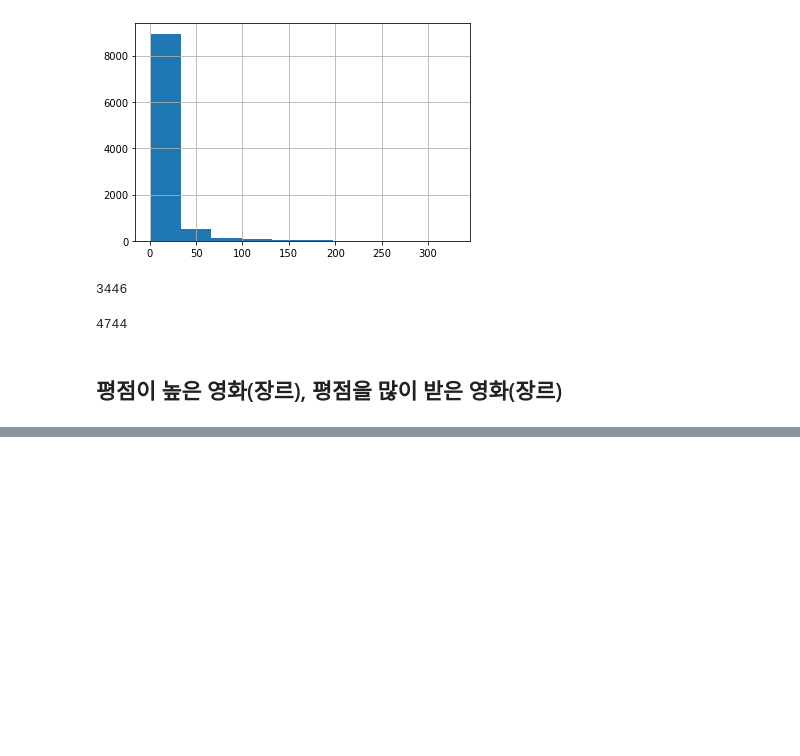
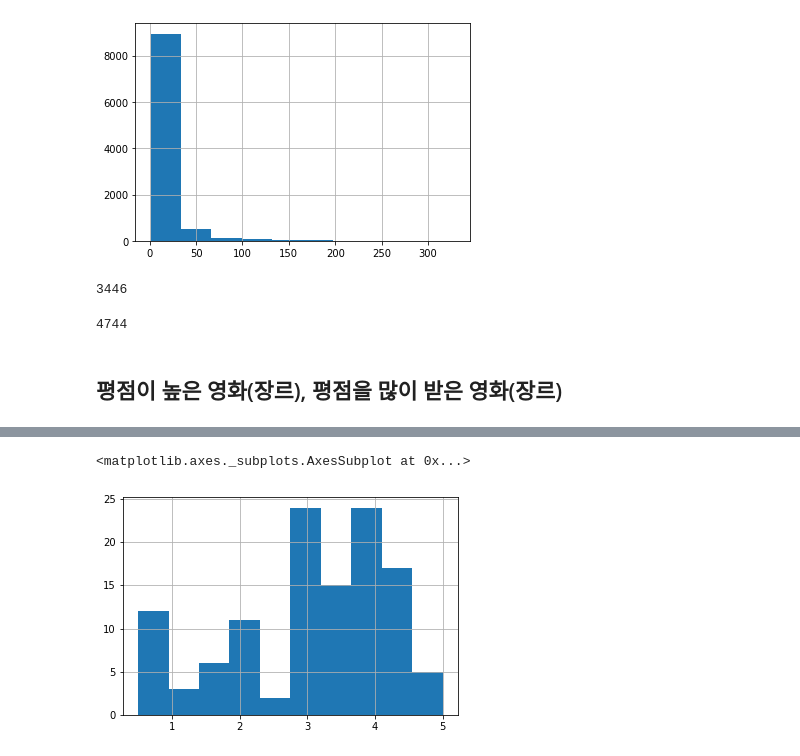
Before and after one commit to SangHui48/data_study, a Jupyter notebook: recommendation/Movielens_EDA.ipynb, the cells around one changed output, grey strips where cells are left out. Saved outputs shown, nothing was run; the diff lists cells and outputs as text; code cells hidden in the pictures; blank space fills up the shorter version.

```diff
--- a/recommendation/Movielens_EDA.ipynb
+++ b/recommendation/Movielens_EDA.ipynb
@@ -322,0 +376,5 @@ movieid_user_df['movieId'][movieid_user_df.num_users_watch < 3].count()
+# %%
+ratings_df[ratings_df.userId == 76]['rating'].hist()
+# %% [output]
+<matplotlib.axes._subplots.AxesSubplot at 0x...>
+[figure, added]
```
Also changed, not shown: parts of 32 cells of this notebook, 1 other file.
